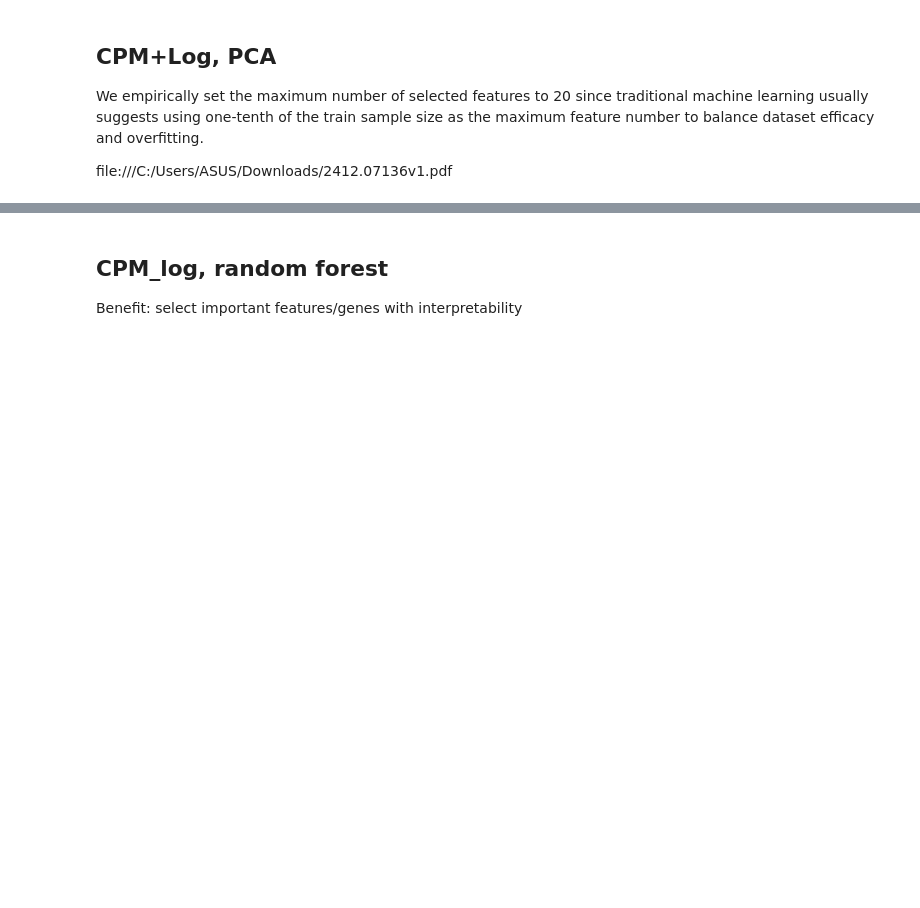
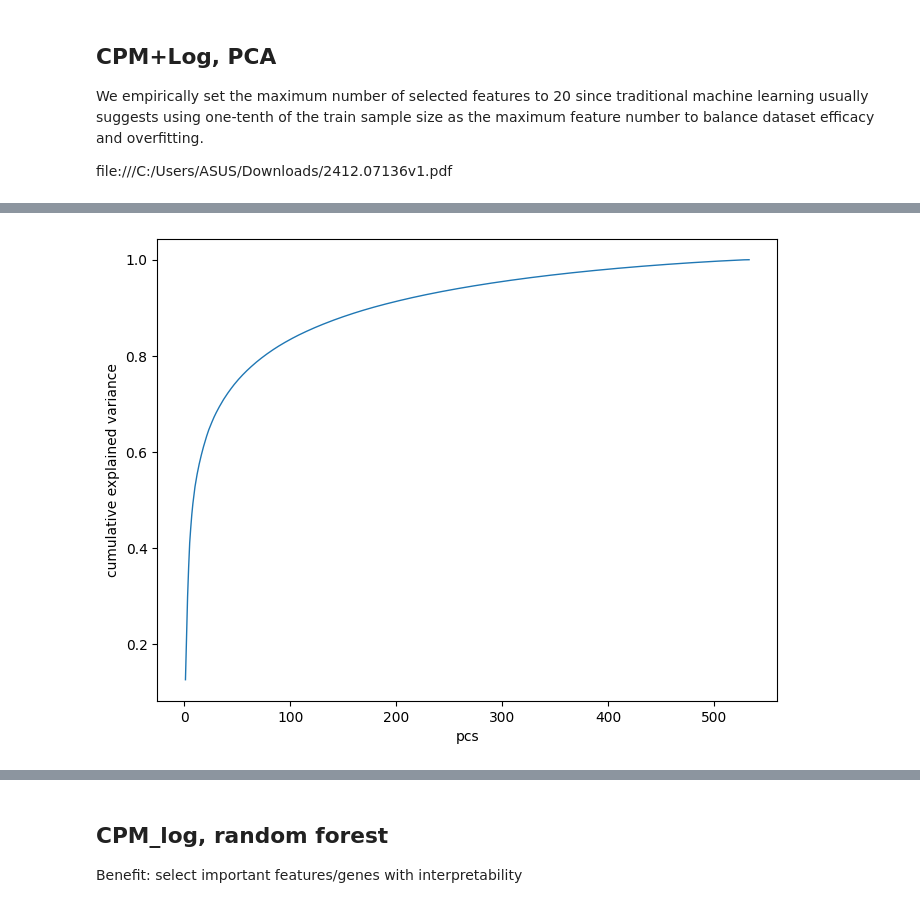
Before and after one commit to quanghieu31/multimodal-ccRCC, a Jupyter notebook: notebooks/rna-count.ipynb, the cells around one changed output, grey strips where cells are left out. Saved outputs shown, nothing was run; the diff lists cells and outputs as text; code cells hidden in the pictures; blank space fills up the shorter version.

Commit message:
done rna baseline, now onto data for fusion

```diff
--- a/notebooks/rna-count.ipynb
+++ b/notebooks/rna-count.ipynb
@@ -21,9 +21,11 @@ from concurrent.futures import ThreadPoolExecutor, as_completed
 from lifelines import CoxPHFitter
 from lifelines.statistics import logrank_test
 
-rna_seq_data_path = Path(config["genomics"]["rna_seq_count"])
-metadata = pd.read_csv(rna_seq_data_path / "metadata.csv")
+rna_seq_data_path = Path(config["rna"]["rna_path"])
+metadata = pd.read_csv(config["rna"]["rna_metadata"])
 
-clinical_metadata = pd.read_csv(config["clinical"]["cleaned_clinical_267"])
-filter_267_subjects = clinical_metadata["submitter_id"].values
-metadata = metadata[metadata["case_id"].isin(filter_267_subjects)] # only 265 subjects have rnaseq data
+clinical_metadata = pd.read_csv(config["clinical"]["cleaned_clinical_json"])
+clinical_metadata_submitter_id = clinical_metadata["submitter_id"].values
+# metadata = metadata[metadata["case_id"].isin(filter_submitter_id)]
+print(metadata.shape) # one case_id could have multiple tsv files
+set(clinical_metadata_submitter_id).difference(set(metadata["case_id"].values))
@@ -603,0 +562,20 @@ Log-rank Test p-value 0.08730425505201546
+# %%
+# this matrix is already preprocessed with CPM and log-transformed
+# now, we will reduce the dimensionality simply using PCA
+
+time_event = clinical_metadata[["time", "event", "submitter_id"]]
+df_rna = pd.read_csv(config["rna"]["cleaned_rna"])
+
+np.random.seed(0)
+random.seed(0)
+
+pca = PCA()
+pca.fit(df_rna.iloc[:, 1:].values)
+cumulative_variance = np.cumsum(pca.explained_variance_ratio_)
+plt.figure(figsize=(8, 6))
+plt.plot(np.arange(1, len(cumulative_variance) + 1), cumulative_variance, linewidth=1)
+plt.xlabel("pcs")
+plt.ylabel("cumulative explained variance")
+plt.show()
+# %% [output]
+[figure, added]
```
Also changed, not shown: parts of 14 cells of this notebook, 18 other files.
